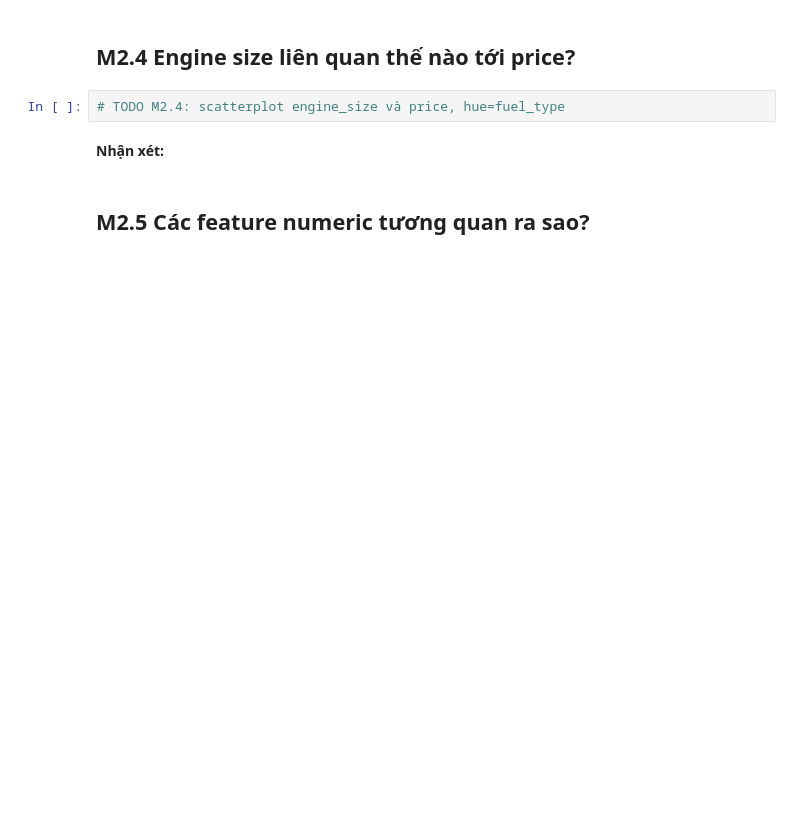
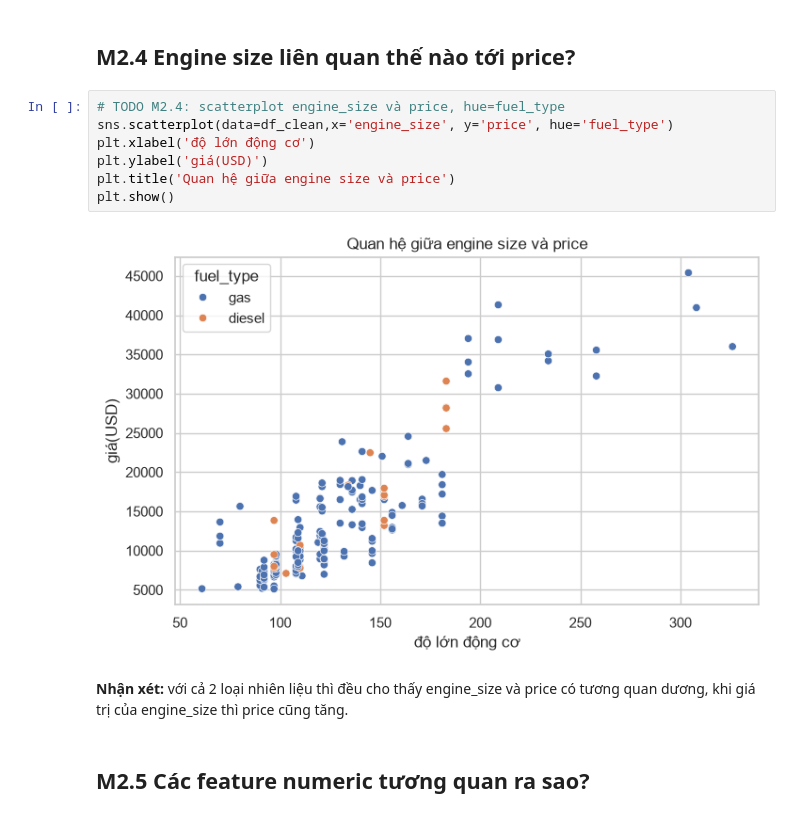
Before and after one commit to TNTruong196/mliot-pyml-2026-hw, a Jupyter notebook: week02/numpy-pandas-eda-hw/numpy_pandas_eda_hw.ipynb, the cells around one changed output. Drawn from its saved outputs; the diff is of its cells as text; blank space fills up the shorter version.

```diff
--- a/week02/numpy-pandas-eda-hw/numpy_pandas_eda_hw.ipynb
+++ b/week02/numpy-pandas-eda-hw/numpy_pandas_eda_hw.ipynb
@@ -323,8 +475,15 @@ Mỗi biểu đồ cần:
 ## M2.4 Engine size liên quan thế nào tới price?
 # %%
 # TODO M2.4: scatterplot engine_size và price, hue=fuel_type
+sns.scatterplot(data=df_clean,x='engine_size', y='price', hue='fuel_type')
+plt.xlabel('độ lớn động cơ')
+plt.ylabel('giá(USD)')
+plt.title('Quan hệ giữa engine size và price')
+plt.show()
+# %% [output]
+[figure, added]
 # %% [markdown]
-**Nhận xét:** <!-- 1--2 câu -->
+**Nhận xét:** với cả 2 loại nhiên liệu thì đều cho thấy engine_size và price có tương quan dương, khi giá trị của engine_size thì price cũng tăng.
 # %% [markdown]
 ## M2.5 Các feature numeric tương quan ra sao?
 # %%
```
Also changed, not shown: parts of 24 cells of this notebook.
